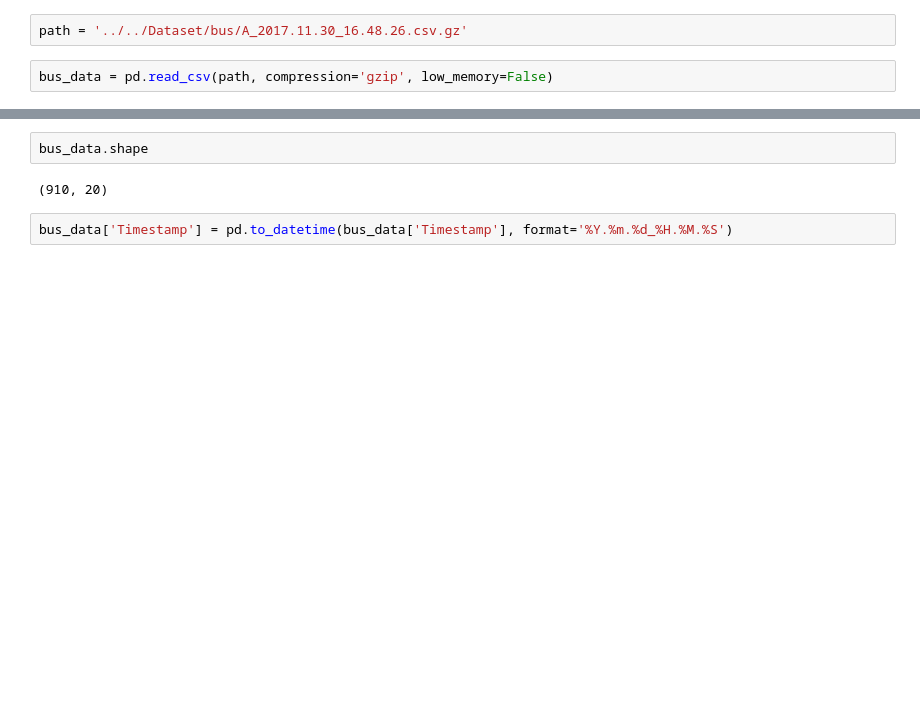
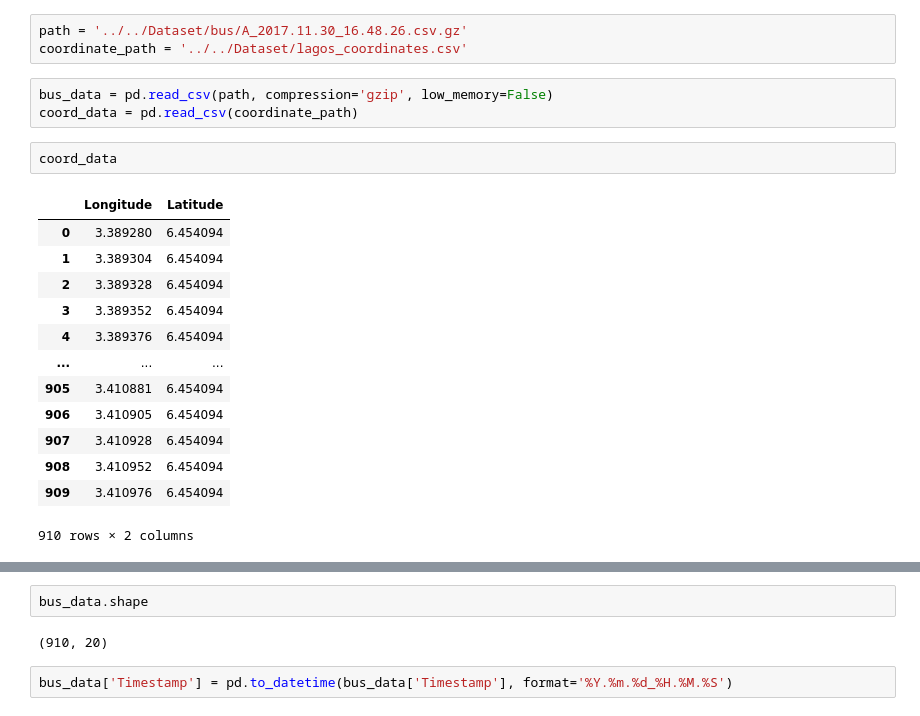
Before and after one commit to neyedhayo/LTE-network-pricing-pattern, a Jupyter notebook: build/notebooks/UserDetectionModel.ipynb, the cells around one changed output, grey strips where cells are left out. Drawn from its saved outputs; the diff is of its cells as text; blank space fills up the shorter version.

```diff
--- a/build/notebooks/UserDetectionModel.ipynb
+++ b/build/notebooks/UserDetectionModel.ipynb
@@ -14,5 +18,23 @@ from tensorflow.keras.layers import LSTM, Dense, Dropout
 # %%
 path = '../../Dataset/bus/A_2017.11.30_16.48.26.csv.gz'
+coordinate_path = '../../Dataset/lagos_coordinates.csv'
 # %%
 bus_data = pd.read_csv(path, compression='gzip', low_memory=False)
+coord_data = pd.read_csv(coordinate_path)
+# %%
+coord_data
+# %% [output]
+|  | Longitude | Latitude |
+| 0 | 3.389280 | 6.454094 |
+| 1 | 3.389304 | 6.454094 |
+| 2 | 3.389328 | 6.454094 |
+| 3 | 3.389352 | 6.454094 |
+| 4 | 3.389376 | 6.454094 |
+| ... | ... | ... |
+| 905 | 3.410881 | 6.454094 |
+| 906 | 3.410905 | 6.454094 |
+| 907 | 3.410928 | 6.454094 |
+| 908 | 3.410952 | 6.454094 |
+| 909 | 3.410976 | 6.454094 |
+910 rows × 2 columns
 # %%
```
Also changed, not shown: parts of 5 cells of this notebook, 1 other file.
